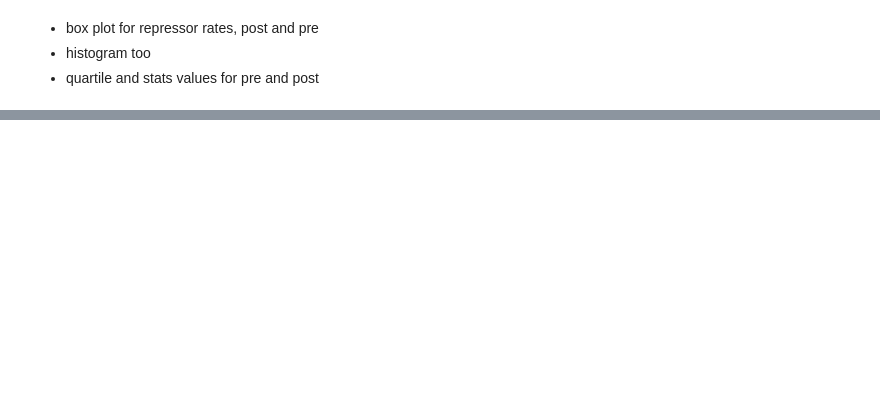
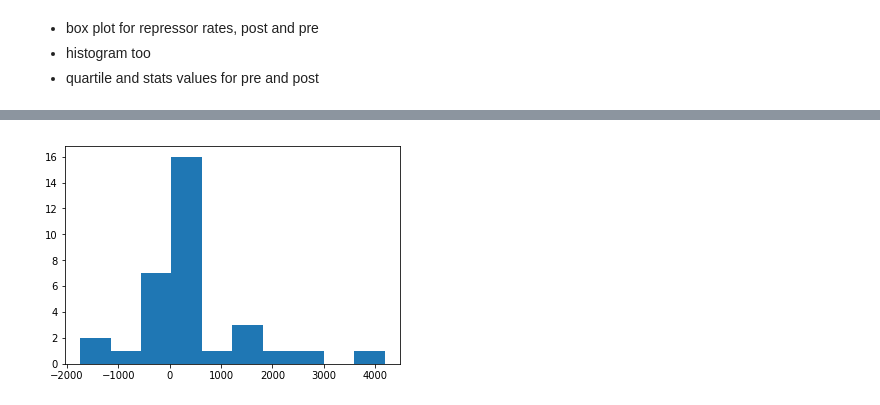
Before and after one commit to SpecCRA/vasopressIN, a Jupyter notebook: analysis_notebook.ipynb, the cells around one changed output, grey strips where cells are left out. Drawn from its saved outputs; the diff is of its cells as text; code cells hidden in the pictures; blank space fills up the shorter version.

```diff
--- a/analysis_notebook.ipynb
+++ b/analysis_notebook.ipynb
@@ -175,8 +175,8 @@ def add_zeroes(string):
         pass
 
     if string == 'NaN':
-        #print('No value')
-        return None # return none for NaN value
+        print('No value')
+        #return None # return none for NaN value
     elif len(string) == 4:
         return string # return string if it's already long enough
     elif (len(string) >= 1) and (len(string) < 4): # check if between 1 and 4 characters
@@ -575,0 +648,9 @@ dtype: object
+# %%
+def calc_diff(df):
+    df['Vasopressin Stop Date'] = df['Vasopressin Stop Date'].astype(str)
+    df['Vasopressin Stop Time'] = df['Vasopressin Stop Time'].astype(str)
+    df['Vasopressin Stop'] = df['Vasopressin Stop Date'] + ' ' + df['Vasopressin Stop Time']
+    df['Vasopressin Stop'] = pd.to_datetime(df['Vasopressin Stop'])
+    df['Difference'] = df['Discontinue Time'] - df['Vasopressin Stop']
+    df['Difference'] = df['Difference'].apply(lambda time_diff: (int(time_diff.total_seconds()/60)))
+    return df
@@ -575,0 +718,2 @@ dtype: object
+# %%
+postvas_df = calc_diff(postvas_df)
@@ -615,0 +865,7 @@ plt.show()
+# %%
+# histogram of post restriction time difference
+
+plt.hist(x_postdiff)
+plt.show()
+# %% [output]
+[figure, added]
```
Also changed, not shown: parts of 23 cells of this notebook.
